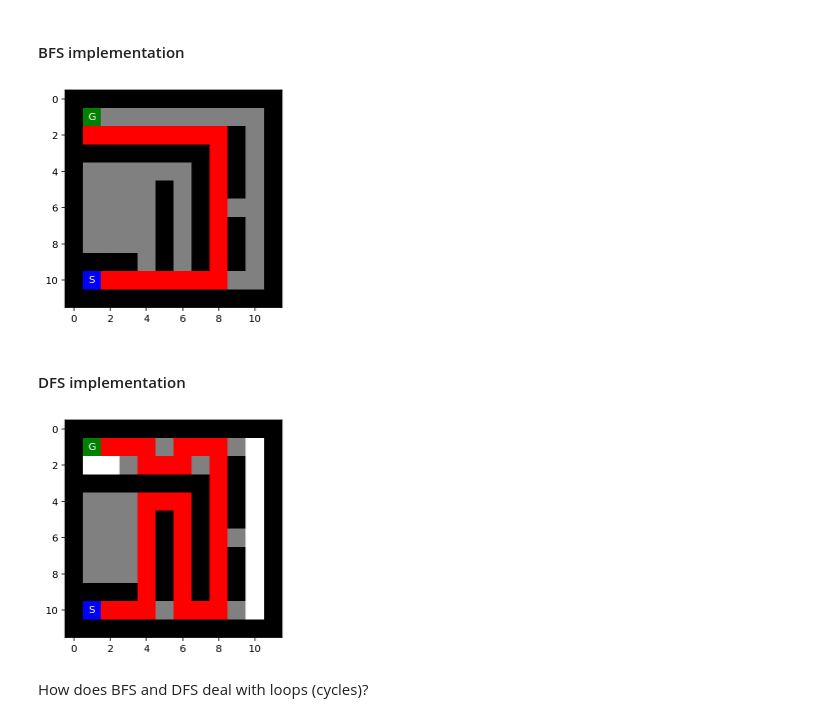
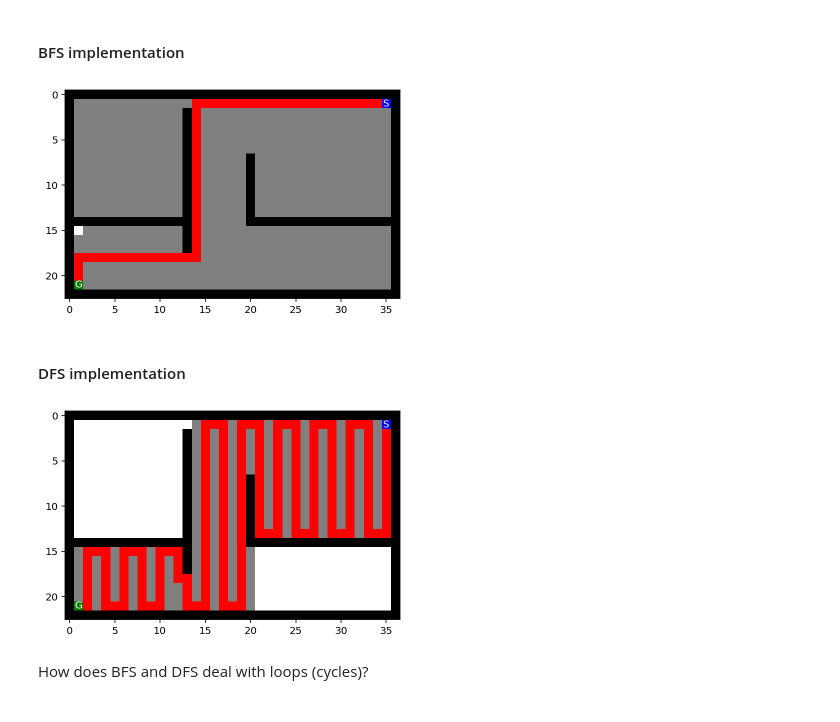
Before and after one commit to ZechWolf/CS7320-AI, a Jupyter notebook: Search/Maze.ipynb, the cells around one changed output. Cells and saved outputs as stored; diff of their text form; code cells hidden in the pictures.

Commit message:
Maze complete

```diff
--- a/Search/Maze.ipynb
+++ b/Search/Maze.ipynb
@@ -25,7 +25,7 @@ Tree search algorithm implementations that you find online and used in general a
 
 Several mazes for this exercise are stored as text files. Here is the small example maze:
 # %%
-f = open("loops_maze.txt", "r")
+f = open("open_maze.txt", "r") #small maze is used for demonstrations in each section
 maze_str = f.read()
 print(maze_str)
 # %% [output]
@@ -338,6 +343,10 @@ def bfs(maze, debug = False, showSteps = False): #Debug shows the maze visualiza
     if debug: mazeCp = np.copy(maze) #copy of the maze string for visualizations
 
     #Stats
+    nodesExpanded = 0
+    maxFrontier = 0
+    treeDepth = 0
+    treeSize = 1
 
 
     #Initialize root node at starting position of maze and get goal node
@@ -347,36 +356,45 @@ def bfs(maze, debug = False, showSteps = False): #Debug shows the maze visualiza
 
     frontier = Queue()
     frontier.push(root)
     reached = set()
     reached.add(root.pos)
 
     while not frontier.empty():
         node = frontier.pop()
+        nodesExpanded += 1
         for n in expand(node, maze):
+
             if n.pos == goalPos:
+                p = n.get_path_from_root()
 
                 if debug:
-                    p = n.get_path_from_root()
                     for x in p[1:len(p)-1]: #mark the path excluding S and G nodes
                         mark(mazeCp, x, "P")
                     show_maze(mazeCp)
 
-                return n
+                if len(n.get_path_from_root()) > treeDepth: treeDepth = len(n.get_path_from_root())
+                return [len(p), nodesExpanded, treeDepth, treeSize, maxFrontier]
 
             if n.pos not in reached:
                 reached.add(n.pos)
                 frontier.push(n)
+
+                #Update stats
+                if len(frontier) > maxFrontier: maxFrontier = len(frontier)
+                if len(n.get_path_from_root()) > treeDepth: treeDepth = len(n.get_path_from_root())
+                treeSize += 1
+
                 if debug and look(maze, n.pos) not in ["S", "G"]: mark(mazeCp, n, "F")
                 if showSteps: show_maze(mazeCp)
 
             if debug and look(maze, n.pos) not in ["S", "G"]: mark(mazeCp, n, ".")
 
     return None
 
 #Test in debug mode
 test = bfs(maze, True)
 # %% [output]
-[figure, old version]
+[figure, new version]
 # %% [markdown]
 #### DFS implementation
 # %%
@@ -391,22 +409,37 @@ def dfs(maze, debug = False, showSteps = False):
     frontier = Stack()
     frontier.push(root)
 
+    #Stats
+    nodesExpanded = 0
+    maxFrontier = 0
+    treeDepth = 0
+    treeSize = 1
+
     while not frontier.empty():
         node = frontier.pop() #pop next node from the frontier
+        nodesExpanded += 1
         for n in expand(node, maze):
             if n.pos == goalPos:
+                p = n.get_path_from_root()
                 if debug:
 
-                    p = n.get_path_from_root()
                     for x in p[1:len(p)-1]: #mark the path excluding S and G nodes
                         mark(mazeCp, x, "P")
                     show_maze(mazeCp)
 
-                return n
-            if n not in frontier and n not in node.get_path_from_root(): #check the frontier to prevent cycling within frontier
+                if len(n.get_path_from_root()) > treeDepth: treeDepth = len(n.get_path_from_root())
+                return [len(p), nodesExpanded, treeDepth, treeSize, maxFrontier]
+
+            if n not in frontier and n not in node.get_path_from_root(): #check the frontier and path to prevent cycling within memory
                 frontier.push(n)
                 if debug and look(maze, n.pos) not in ["S", "G"]: mark(mazeCp, n, "F")
                 if showSteps: show_maze(mazeCp)
+
+                #Update stats
+                if len(frontier) > maxFrontier: maxFrontier = len(frontier)
+                if len(n.get_path_from_root()) > treeDepth: treeDepth = len(n.get_path_from_root())
+                ts = len(frontier) + len(n.get_path_from_root())
+                if ts > treeSize: treeSize = ts #tree size is sum of frontier and nodes on the path to current
 
             if debug and look(maze, n.pos) not in ["S", "G"]: mark(mazeCp, n, ".")
 
@@ -414,7 +447,7 @@ def dfs(maze, debug = False, showSteps = False):
 
 test = dfs(maze, True)
 # %% [output]
-[figure, old version]
+[figure, new version]
 # %% [markdown]
 How does BFS and DFS deal with loops (cycles)?
 # %% [markdown]
```
Also changed, not shown: parts of 32 cells of this notebook, 1 other file.
